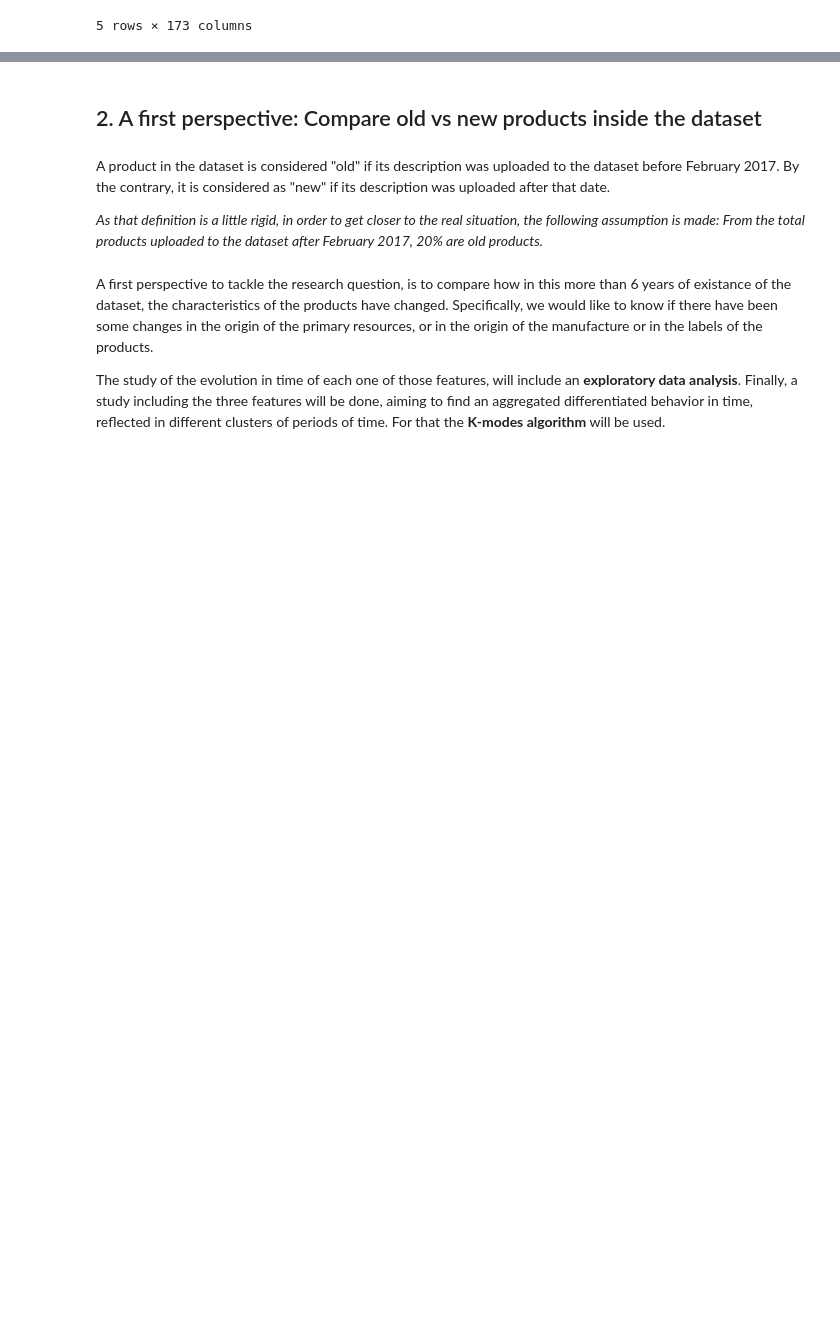
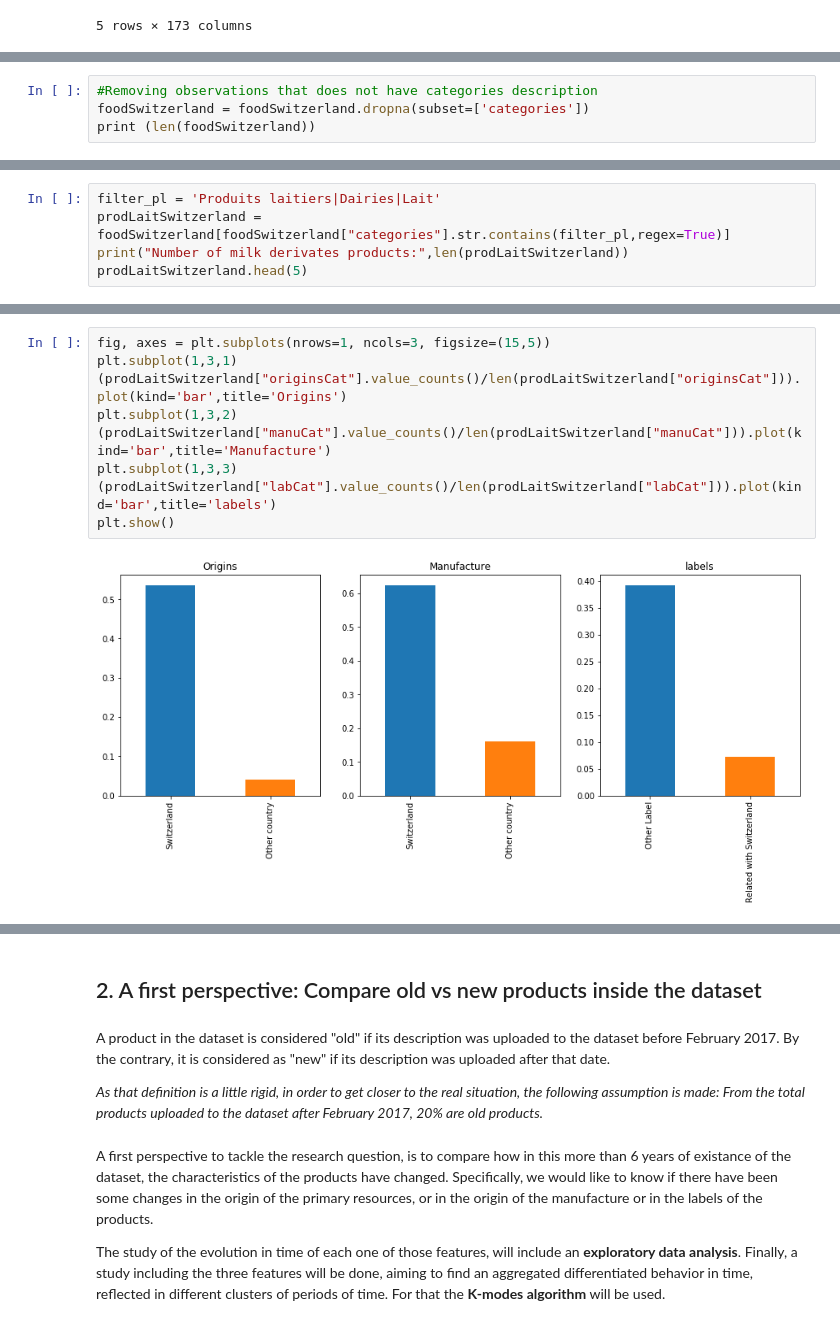
Before and after one commit to MrymZakani/ADA, a Jupyter notebook: LocalConsOverTime.ipynb, the cells around one changed output, grey strips where cells are left out. Drawn from its saved outputs; the diff is of its cells as text; blank space fills up the shorter version.

```diff
--- a/LocalConsOverTime.ipynb
+++ b/LocalConsOverTime.ipynb
@@ -231,0 +265,4 @@ list(foodSwitzerland['image_url'])
+# %%
+#Removing observations that does not have categories description
+foodSwitzerland = foodSwitzerland.dropna(subset=['categories'])
+print (len(foodSwitzerland))
@@ -231,0 +271,5 @@ list(foodSwitzerland['image_url'])
+# %%
+filter_pl = 'Produits laitiers|Dairies|Lait'
+prodLaitSwitzerland = foodSwitzerland[foodSwitzerland["categories"].str.contains(filter_pl,regex=True)]
+print("Number of milk derivates products:",len(prodLaitSwitzerland))
+prodLaitSwitzerland.head(5)
@@ -231,0 +285,11 @@ list(foodSwitzerland['image_url'])
+# %%
+fig, axes = plt.subplots(nrows=1, ncols=3, figsize=(15,5))
+plt.subplot(1,3,1)
+(prodLaitSwitzerland["originsCat"].value_counts()/len(prodLaitSwitzerland["originsCat"])).plot(kind='bar',title='Origins')
+plt.subplot(1,3,2)
+(prodLaitSwitzerland["manuCat"].value_counts()/len(prodLaitSwitzerland["manuCat"])).plot(kind='bar',title='Manufacture')
+plt.subplot(1,3,3)
+(prodLaitSwitzerland["labCat"].value_counts()/len(prodLaitSwitzerland["labCat"])).plot(kind='bar',title='labels')
+plt.show()
+# %% [output]
+[figure, added]
```
Also changed, not shown: parts of 37 cells of this notebook.
